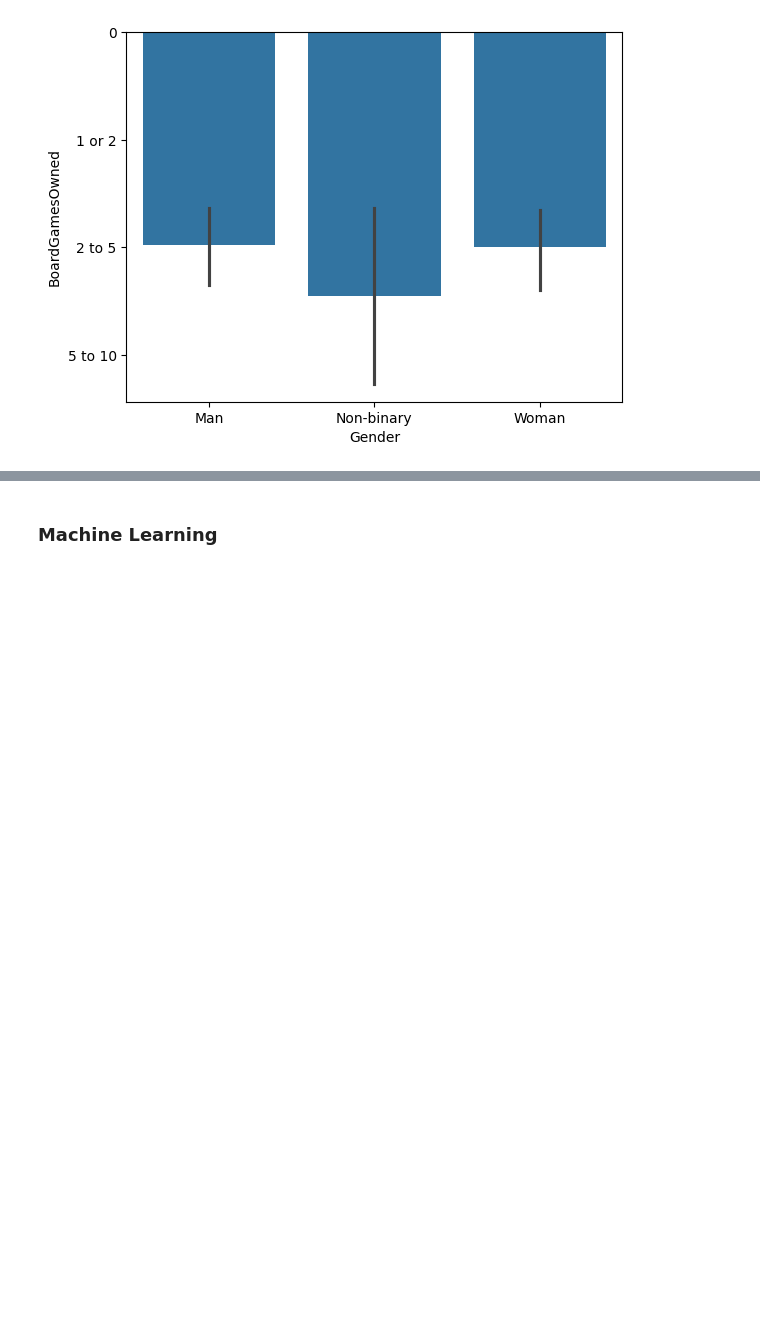
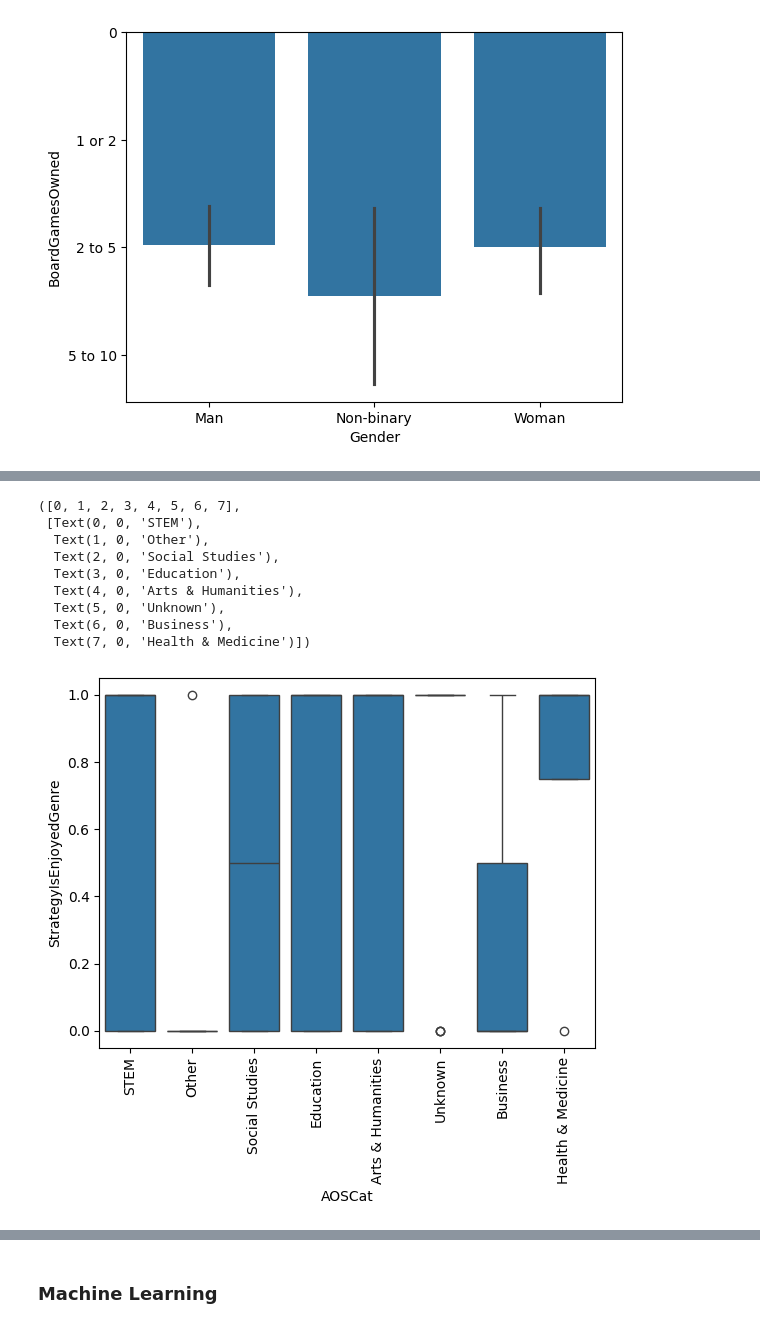
Before and after one commit to sevenwwu/sevenwwu.github.io, a Jupyter notebook: Data Science 311 Findings.ipynb, the cells around one changed output, grey strips where cells are left out. Cells and saved outputs as stored; diff of their text form; code cells hidden in the pictures; blank space fills up the shorter version.

```diff
--- a/Data Science 311 Findings.ipynb
+++ b/Data Science 311 Findings.ipynb
@@ -486,0 +478,17 @@ sns.barplot(x=cleaned_df["AOSCat"],y=cleaned_df["ChessRating"])
+# %%
+import matplotlib.pyplot as plt
+
+sns.boxplot(x=cleaned_df["AOSCat"],y=cleaned_df["StrategyIsEnjoyedGenre"])
+
+plt.xticks(rotation='vertical')
+# %% [output]
+([0, 1, 2, 3, 4, 5, 6, 7],
+ [Text(0, 0, 'STEM'),
+  Text(1, 0, 'Other'),
+  Text(2, 0, 'Social Studies'),
+  Text(3, 0, 'Education'),
+  Text(4, 0, 'Arts & Humanities'),
+  Text(5, 0, 'Unknown'),
+  Text(6, 0, 'Business'),
+  Text(7, 0, 'Health & Medicine')])
+[figure, added]
```
Also changed, not shown: parts of 6 cells of this notebook.
